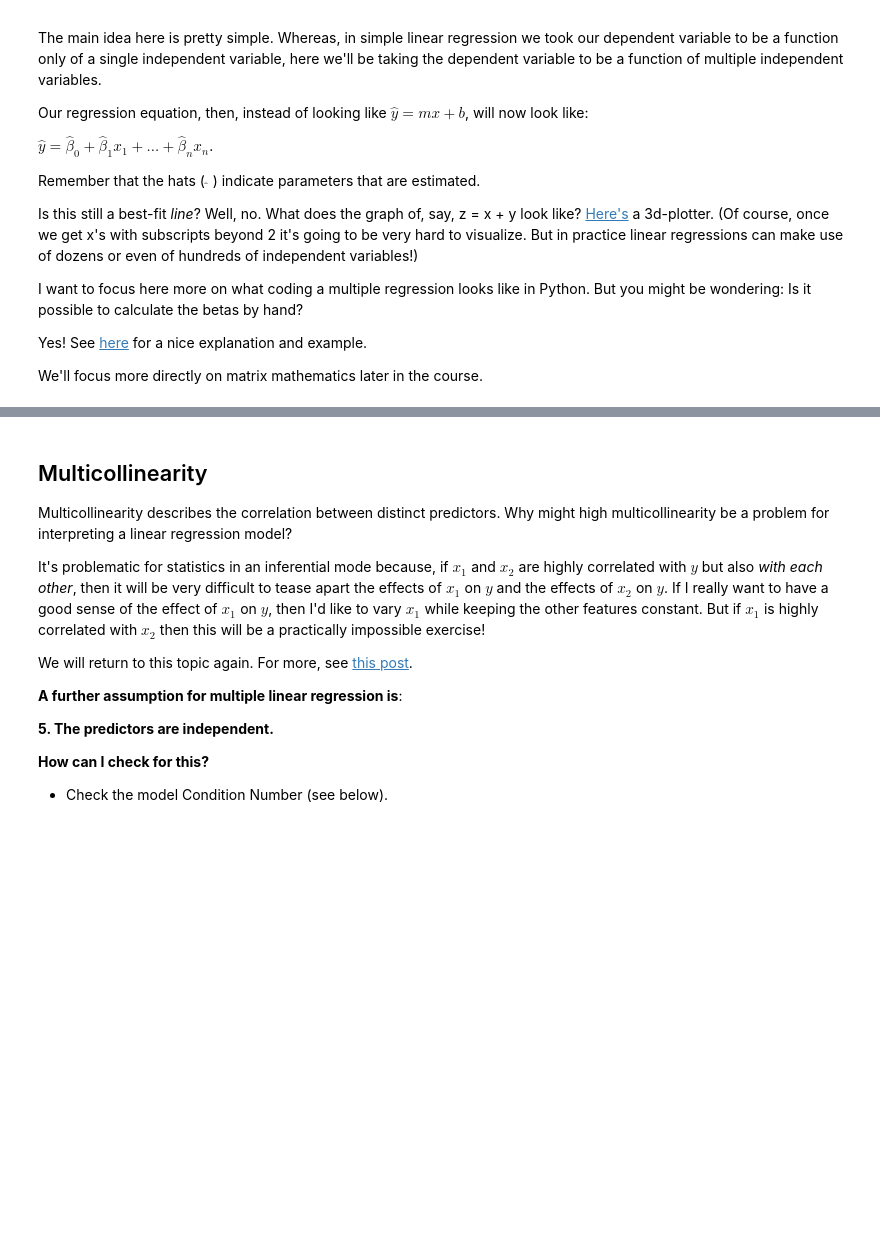
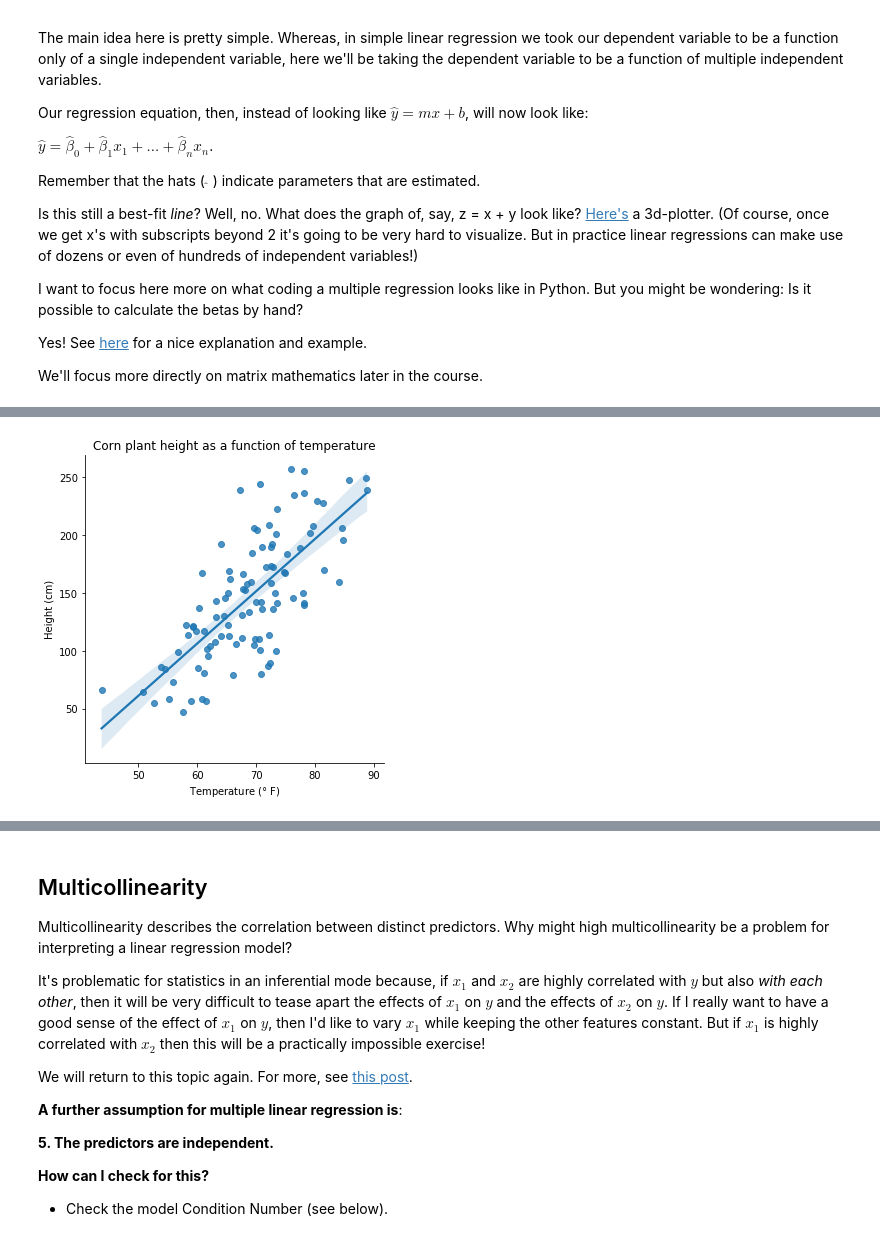
Before and after one commit to lecritch/linear_regression_seattle-ds, a Jupyter notebook: linear_regression.ipynb, the cells around one changed output, grey strips where cells are left out. Saved outputs shown, nothing was run; the diff lists cells and outputs as text; code cells hidden in the pictures; blank space fills up the shorter version.

```diff
--- a/linear_regression.ipynb
+++ b/linear_regression.ipynb
@@ -168,0 +174,9 @@ We'll focus more directly on matrix mathematics later in the course.
+# %%
+corn = pd.read_csv('data/corn.csv')
+# %%
+sns.lmplot(data=corn, x='temp', y='height')
+plt.xlabel('Temperature ($\degree$ F)')
+plt.ylabel('Height (cm)')
+plt.title('Corn plant height as a function of temperature');
+# %% [output]
+[figure, added]
```
Also changed, not shown: parts of 6 cells of this notebook.
